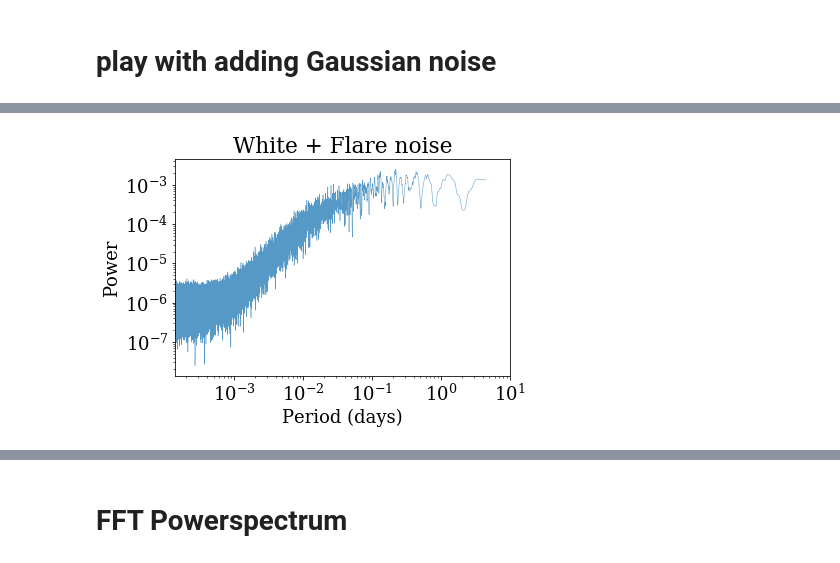
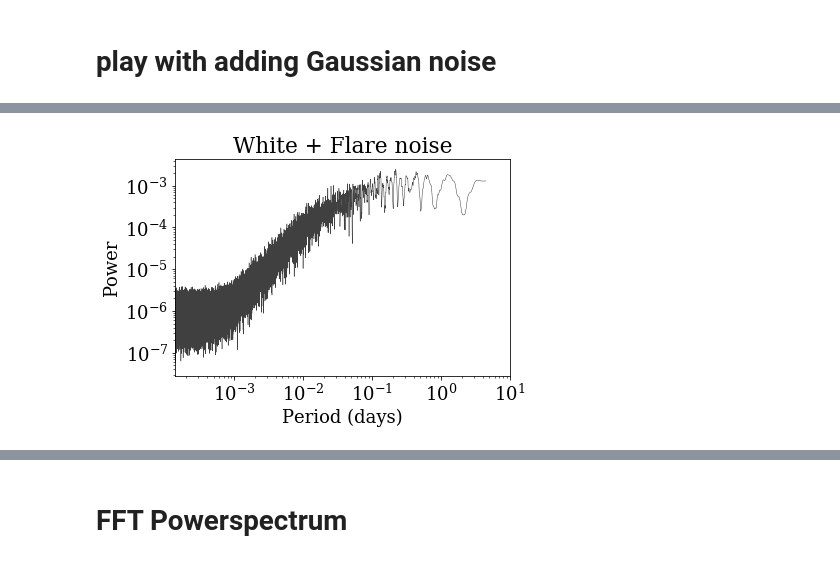
Before and after one commit to ernewton/flareninja, a Jupyter notebook: jradavenport_fwdmodel/fmodel.ipynb, the cells around one changed output, grey strips where cells are left out. Cells and saved outputs as stored; diff of their text form; code cells hidden in the pictures.

Commit message:
incl another figure

```diff
--- a/jradavenport_fwdmodel/fmodel.ipynb
+++ b/jradavenport_fwdmodel/fmodel.ipynb
@@ -178,13 +178,13 @@ plt.title('White + Flare noise')
 # %%
 frequencyi1, poweri1 = LombScargle(s_time2, s_flux2 + somenoise).autopower()
 
-plt.plot(1./frequencyi1, pd.rolling_mean(poweri1,21), lw=0.5, alpha=0.75)
+plt.plot(1./frequencyi1, pd.rolling_mean(poweri1,21), lw=0.5, alpha=0.75, c='k')
 
 plt.xscale('log')
 plt.xlabel('Period (days)')
 plt.ylabel('Power')
 plt.yscale('log')
 plt.title('White + Flare noise')
 plt.xlim(dt*2, 10);
 # %% [output]
-[figure, old version]
+[figure, new version]
```
Also changed, not shown: parts of 2 cells of this notebook, 1 other file.
